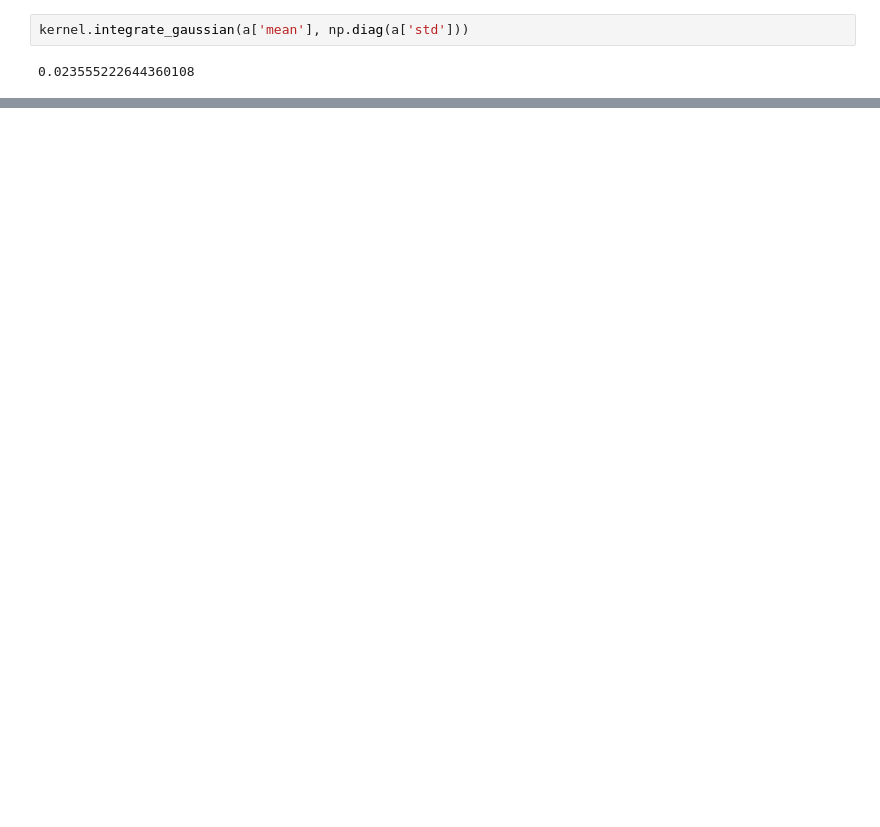
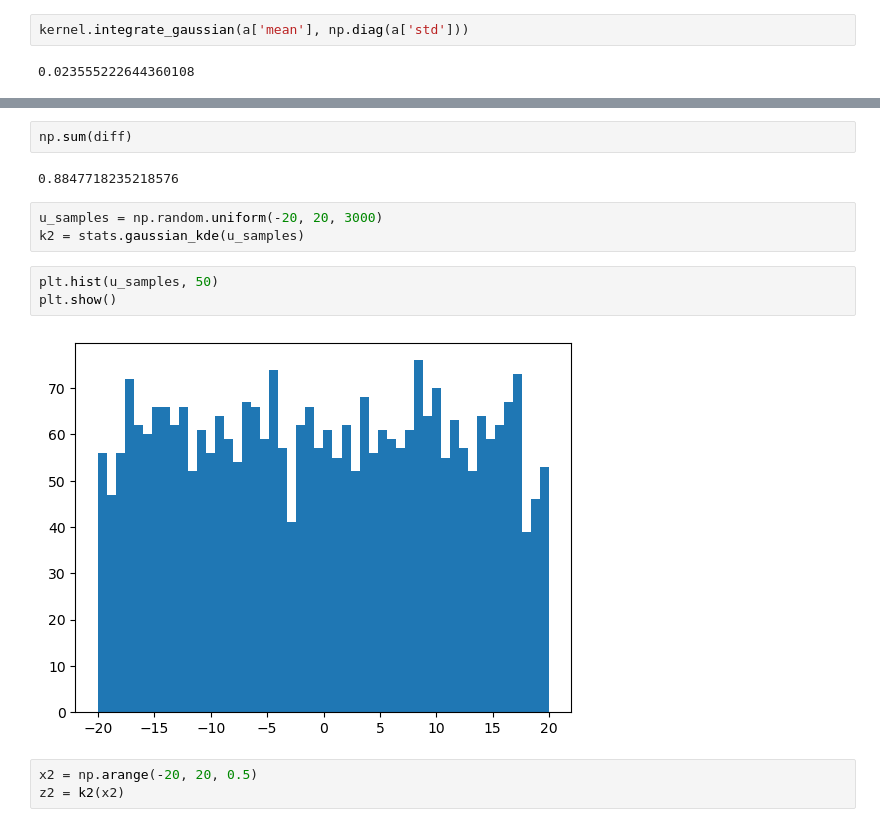
Before and after one commit to Watts-Lab/deliberation-group-assignment, a Jupyter notebook: scratch/scoring.ipynb, the cells around one changed output, grey strips where cells are left out. Saved outputs shown, nothing was run; the diff lists cells and outputs as text; blank space fills up the shorter version.

```diff
--- a/scratch/scoring.ipynb
+++ b/scratch/scoring.ipynb
@@ -54,0 +101,15 @@ kernel.integrate_gaussian(a['mean'], np.diag(a['std']))
+# %%
+np.sum(diff)
+# %% [output]
+0.8847718235218576
+# %%
+u_samples = np.random.uniform(-20, 20, 3000)
+k2 = stats.gaussian_kde(u_samples)
+# %%
+plt.hist(u_samples, 50)
+plt.show()
+# %% [output]
+[figure, added]
+# %%
+x2 = np.arange(-20, 20, 0.5)
+z2 = k2(x2)
```
Also changed, not shown: parts of 22 cells of this notebook, 3 other files.
